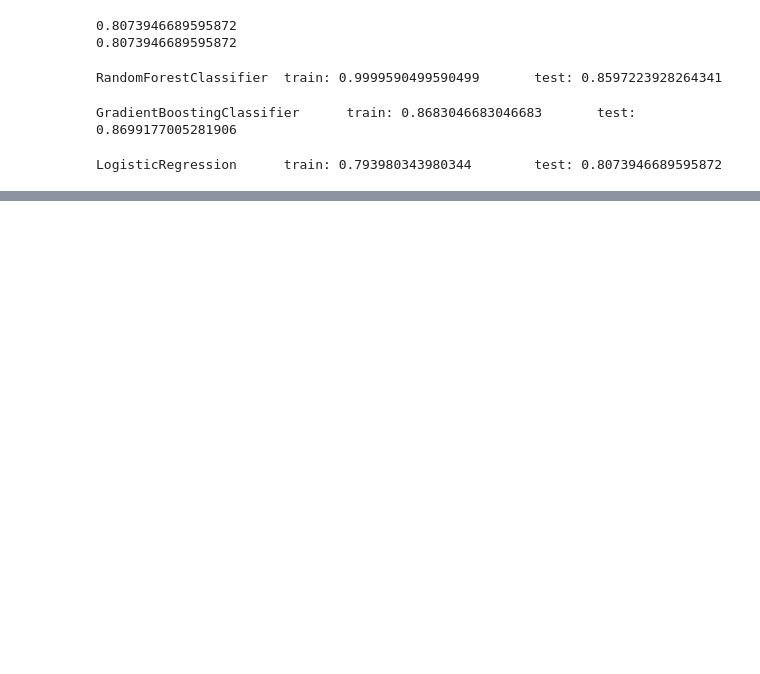
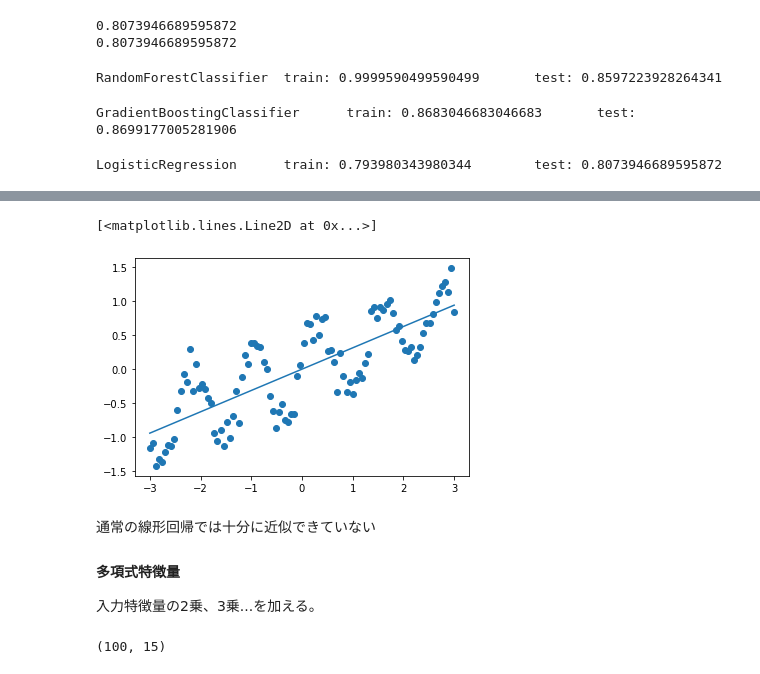
Before and after one commit to HidemotoNakada/j-techno, a Jupyter notebook: parts/3. データ表現と特徴量エンジニアリング.ipynb, the cells around one changed output, grey strips where cells are left out. Cells and saved outputs as stored; diff of their text form; code cells hidden in the pictures; blank space fills up the shorter version.

```diff
--- a/parts/3. データ表現と特徴量エンジニアリング.ipynb
+++ b/parts/3. データ表現と特徴量エンジニアリング.ipynb
@@ -190,0 +232,19 @@ LogisticRegression      train: 0.793980343980344        test: 0.8073946689595872
+# %%
+# 可視化
+plt.scatter(X, y)
+plt.plot(Xp, mdl.predict(X))
+# %% [output]
+[<matplotlib.lines.Line2D at 0x...>]
+[figure, added]
+# %% [markdown]
+通常の線形回帰では十分に近似できていない
+
+#### 多項式特徴量
+入力特徴量の2乗、3乗...を加える。
+# %%
+from sklearn.preprocessing import PolynomialFeatures
+poly = PolynomialFeatures(degree=15, include_bias=False)
+X_poly = poly.fit_transform(X)
+X_poly.shape
+# %% [output]
+(100, 15)
```
Also changed, not shown: parts of 35 cells of this notebook, 2 other files.
